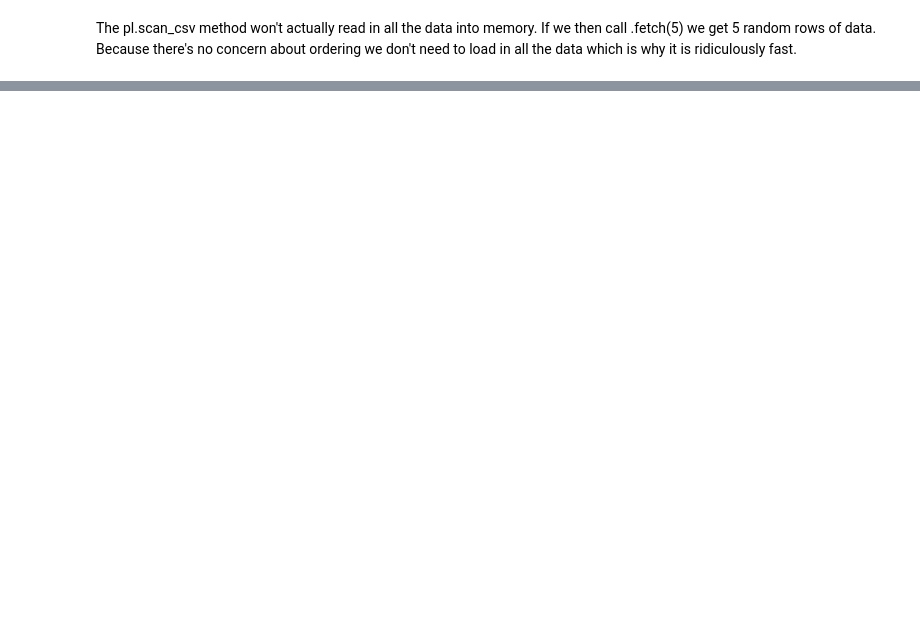
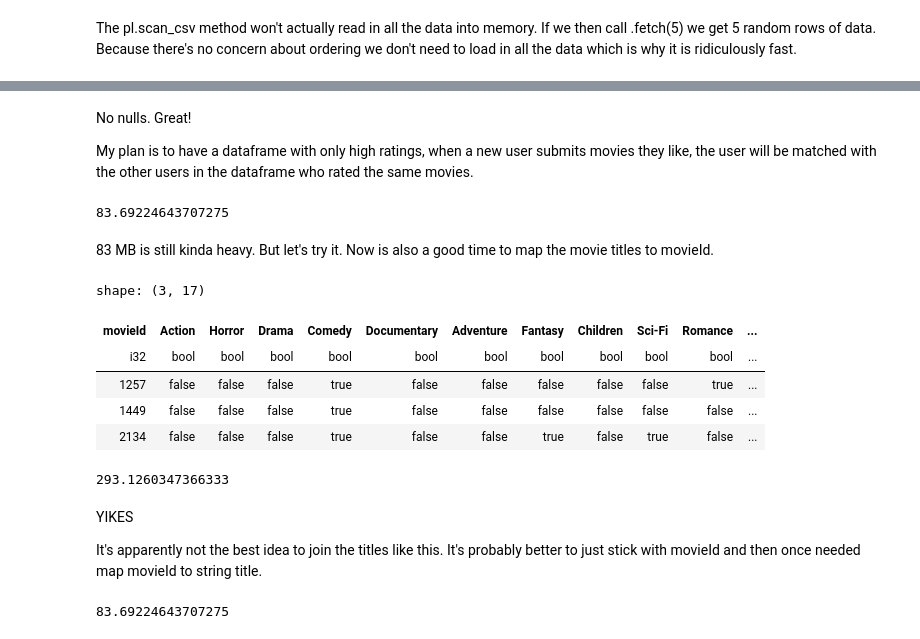
Before and after one commit to wlinds/ITHS-AI22-ML, a Jupyter notebook: Labb/ml-recommender-genres.ipynb, the cells around one changed output, grey strips where cells are left out. Saved outputs shown, nothing was run; the diff lists cells and outputs as text; code cells hidden in the pictures; blank space fills up the shorter version.

```diff
--- a/Labb/ml-recommender-genres.ipynb
+++ b/Labb/ml-recommender-genres.ipynb
@@ -137,0 +117,43 @@ shape: (6444685, 3)
+# %% [markdown]
+No nulls. Great!
+
+My plan is to have a dataframe with only high ratings, when a new user submits movies they like, the user will be matched with the other users in the dataframe who rated the same movies.
+# %%
+df_inner_join.estimated_size("mb")
+# %% [output]
+83.69224643707275
+# %% [markdown]
+83 MB is still kinda heavy. But let's try it. Now is also a good time to map the movie titles to movieId.
+# %%
+titles=pl.read_csv('../Data/ml-latest/movies.csv',
+    columns=['movieId','title'],
+    dtypes={
+        'movieId':pl.Int32,
+        'title':pl.Utf8,
+        }
+    )
+# %%
+with_titles = df_inner_join.join(titles, on='movieId', how='inner')
+# %%
+with_titles.head(3)
+# %% [output]
+shape: (3, 17)
+| movieId | Action | Horror | Drama | Comedy | Documentary | Adventure | Fantasy | Children | Sci-Fi | Romance | ... |
+| i32 | bool | bool | bool | bool | bool | bool | bool | bool | bool | bool | ... |
+| 1257 | false | false | false | true | false | false | false | false | false | true | ... |
+| 1449 | false | false | false | true | false | false | false | false | false | false | ... |
+| 2134 | false | false | false | true | false | false | true | false | true | false | ... |
+# %%
+# I wonder how big of a size differnce the title string column made
+
+with_titles.estimated_size("mb")
+# %% [output]
+293.1260347366333
+# %% [markdown]
+YIKES
+
+It's apparently not the best idea to join the titles like this. It's probably better to just stick with movieId and then once needed map movieId to string title.
+# %%
+df_inner_join.estimated_size("mb")
+# %% [output]
+83.69224643707275
```
Also changed, not shown: parts of 33 cells of this notebook.
